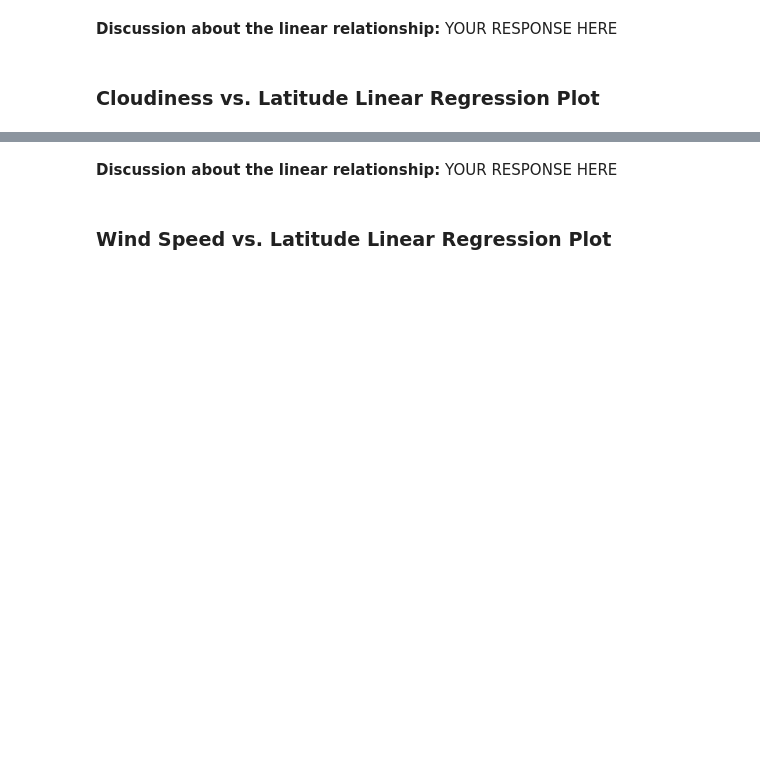
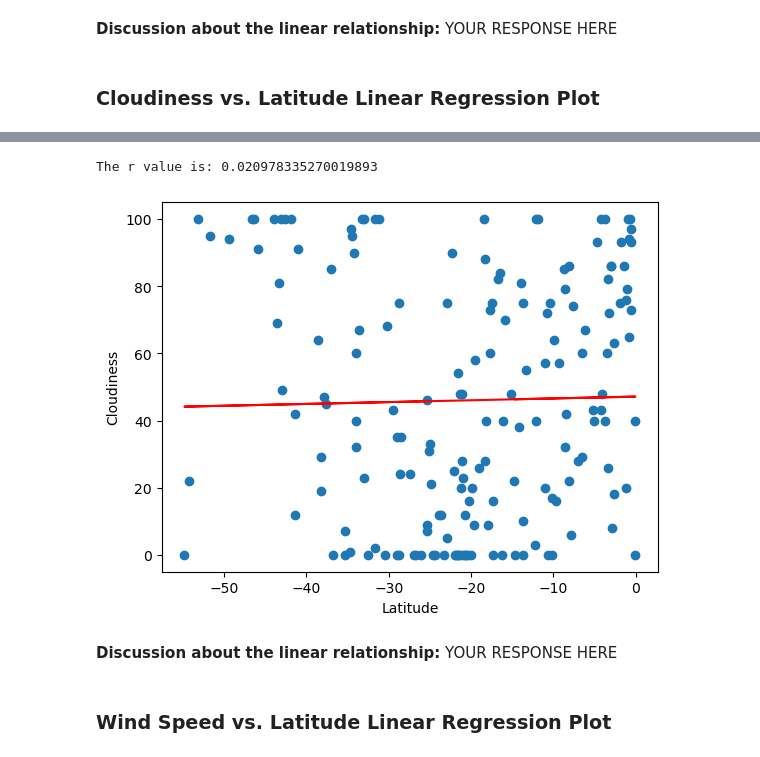
Before and after one commit to desireetrevino/pythonapi-challenge, a Jupyter notebook: WeatherPy.ipynb, the cells around one changed output, grey strips where cells are left out. Saved outputs shown, nothing was run; the diff lists cells and outputs as text; code cells hidden in the pictures; blank space fills up the shorter version.

```diff
--- a/WeatherPy.ipynb
+++ b/WeatherPy.ipynb
@@ -375,3 +373,13 @@ The r-value is: 0.02056735429994368
+# %%
+# Southern Hemisphere
+xvalues= southern_hemi_df["Lat"]
+yvalues= southern_hemi_df["Cloudiness"]
+xlabel = "Latitude"
+ylabel = "Cloudiness"
+linreg_plots(xvalues,yvalues,xlabel,ylabel)
+# %% [output]
+The r value is: 0.020978335270019893
+[figure, added]
 # %% [markdown]
 **Discussion about the linear relationship:** YOUR RESPONSE HERE
 # %% [markdown]
```
Also changed, not shown: parts of 22 cells of this notebook, 5 other files.
